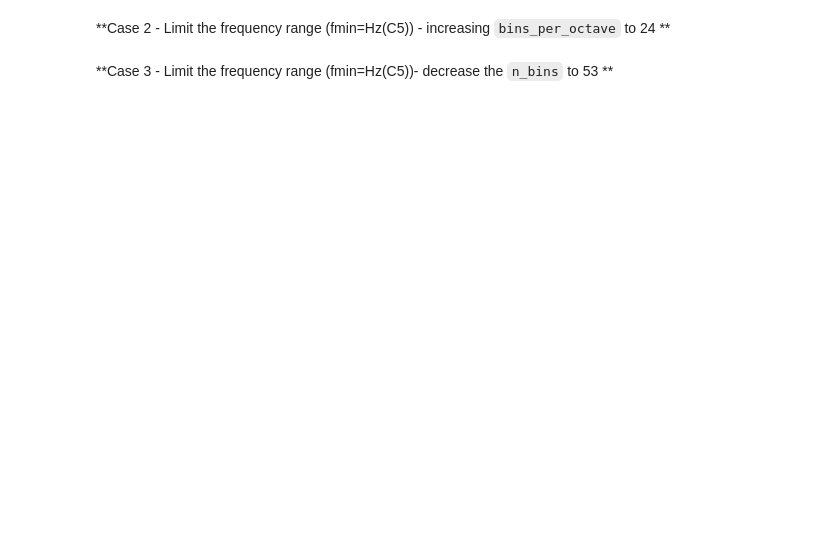
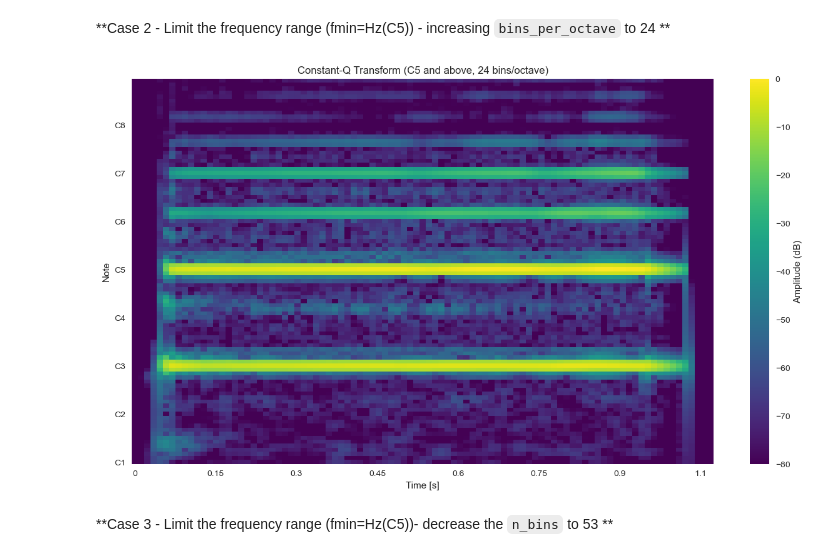
Before and after one commit to Carmenfranci/Selected, a Jupyter notebook: Lab_1_students.ipynb, the cells around one changed output. Cells and saved outputs as stored; diff of their text form; code cells hidden in the pictures; blank space fills up the shorter version.

```diff
--- a/Lab_1_students.ipynb
+++ b/Lab_1_students.ipynb
@@ -914,2 +927,27 @@ NameError: name 'logC' is not defined
+# %%
+# Your code here
+# fmin=librosa.note_to_hz('C5')
+# ...
+
+# CQT parameters for limited frequency range
+fmin = librosa.note_to_hz('C5')  # Set minimum frequency to C5
+bins_per_octave = 24  # Increase resolution (more bins per octave)
+n_bins = 96  # Total number of frequency bins (4 octaves with 24 bins each)
+
+# Compute Constant-Q Transform
+C = librosa.cqt(x, sr=sr, hop_length=512, fmin=fmin, n_bins=n_bins, bins_per_octave=bins_per_octave)
+
+# Convert to dB for visualization
+logC = librosa.amplitude_to_db(np.abs(C), ref=np.max)
+
+# Display the CQT spectrogram
+plt.figure(figsize=(15, 8))
+librosa.display.specshow(logC, sr=sr, x_axis='time', y_axis='cqt_note', cmap='viridis')
+plt.xlabel('Time [s]')
+plt.title('Constant-Q Transform (C5 and above, 24 bins/octave)')
+plt.colorbar(label='Amplitude (dB)')
+plt.show()
+# %% [output]
+[figure, added]
 # %% [markdown]
 **Case 3 - Limit the frequency range (fmin=Hz(C5))- decrease the `n_bins` to 53 **
```
Also changed, not shown: parts of 11 cells of this notebook, 2 other files.
